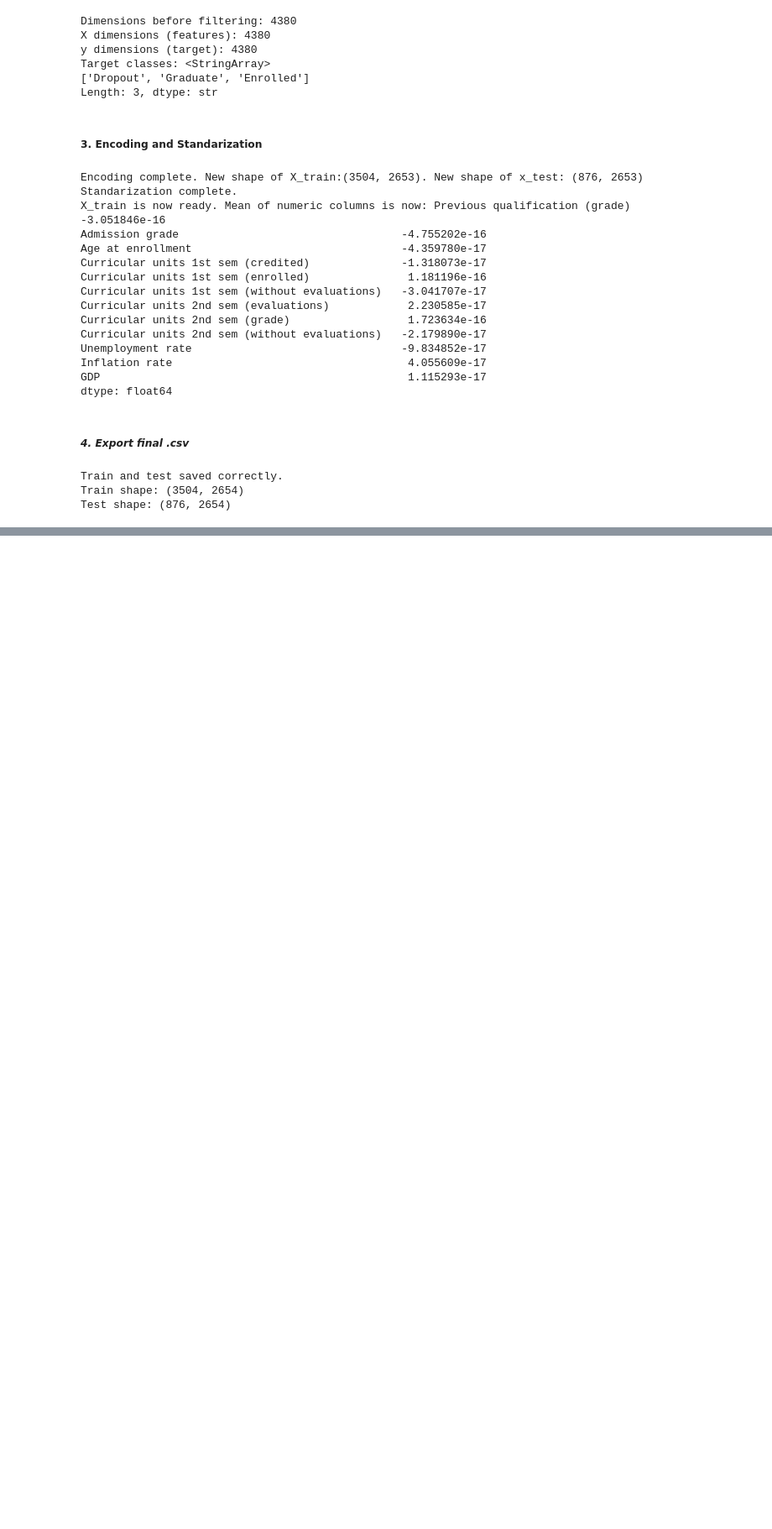
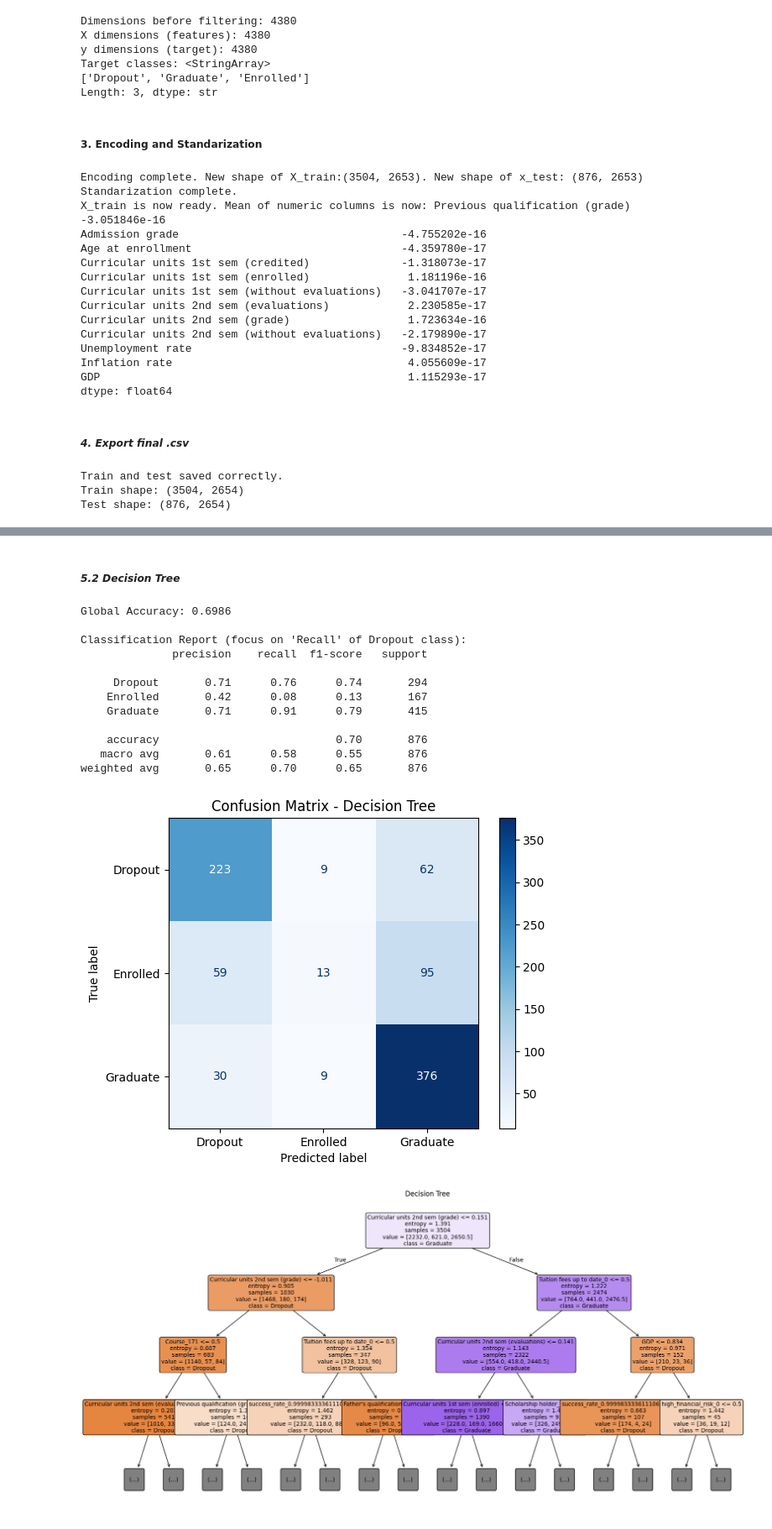
Before and after one commit to mvicensss/ml-student-dropout-prediction, a Jupyter notebook: notebooks/cleaning_and_preprocessing.ipynb, the cells around one changed output, grey strips where cells are left out. Shown at 84% size. Cells and saved outputs as stored; diff of their text form; code cells hidden in the pictures; blank space fills up the shorter version.

Commit message:
Log. Reg + Tree

```diff
--- a/notebooks/cleaning_and_preprocessing.ipynb
+++ b/notebooks/cleaning_and_preprocessing.ipynb
@@ -560,0 +617,78 @@ Test shape: (876, 2654)
+# %% [markdown]
+##### *5.2 Decision Tree*
+# %%
+target_col = 'Target'
+
+#Separate predicting variables (X) and objective variables (y)
+train_df = pd.read_csv('../data/processed/data_train.csv')
+test_df = pd.read_csv('../data/processed/data_test.csv')
+
+X_train = train_df.drop(columns=[target_col])
+y_train = train_df[target_col]
+
+X_test = test_df.drop(columns=[target_col])
+y_test = test_df[target_col]
+
+#start model
+custom_weights={
+    'Dropout': 2.0,
+    'Enrolled': 1.0,
+    'Graduate': 1.5
+}
+
+clf_tree = DecisionTreeClassifier(
+    criterion='entropy',
+    max_depth=8,
+    min_samples_split=10,
+    min_samples_leaf=4,
+    #class_weight={'Dropout': 4.0, 'Enrolled': 1.0, 'Graduate': 1.0},
+    class_weight=custom_weights,
+    random_state=42,
+)
+
+# Training
+clf_tree.fit(X_train, y_train)
+
+# Predict
+y_pred = clf_tree.predict(X_test)
+
+# Evaluation of metrics
+print(f"Global Accuracy: {accuracy_score(y_test, y_pred):.4f}\n")
+print("Classification Report (focus on 'Recall' of Dropout class):")
+print(classification_report(y_test, y_pred))
+
+# Confusion matrix
+cm = confusion_matrix(y_test, y_pred, labels=clf_tree.classes_)
+disp = ConfusionMatrixDisplay(confusion_matrix=cm, display_labels=clf_tree.classes_)
+disp.plot(cmap='Blues', values_format='d')
+plt.title("Confusion Matrix - Decision Tree")
+plt.show()
+
+#Tree visualisation
+plt.figure(figsize=(20, 10))
+plot_tree(
+    clf_tree,
+    feature_names=X_train.columns,
+    class_names=[str(c) for c in clf_tree.classes_],
+    filled=True,
+    rounded=True,
+    fontsize=10,
+    max_depth=3,
+)
+plt.title("Decision Tree")
+plt.show()
+# %% [output]
+Global Accuracy: 0.6986
+
+Classification Report (focus on 'Recall' of Dropout class):
+              precision    recall  f1-score   support
+
+     Dropout       0.71      0.76      0.74       294
+    Enrolled       0.42      0.08      0.13       167
+    Graduate       0.71      0.91      0.79       415
+
+    accuracy                           0.70       876
+   macro avg       0.61      0.58      0.55       876
+weighted avg       0.65      0.70      0.65       876
+[figure, added]
+[figure, added]
```
Also changed, not shown: parts of 3 cells of this notebook.
